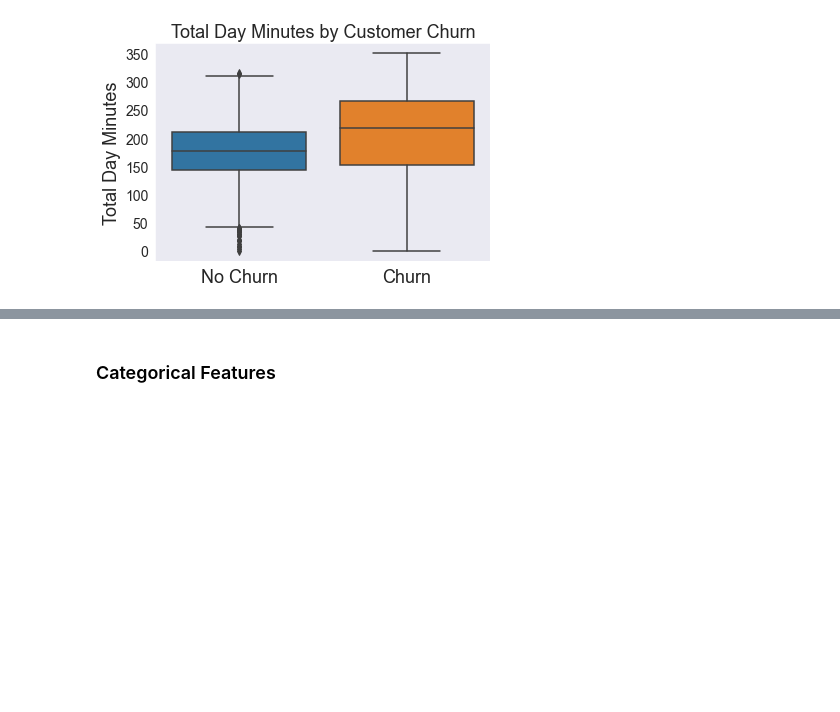
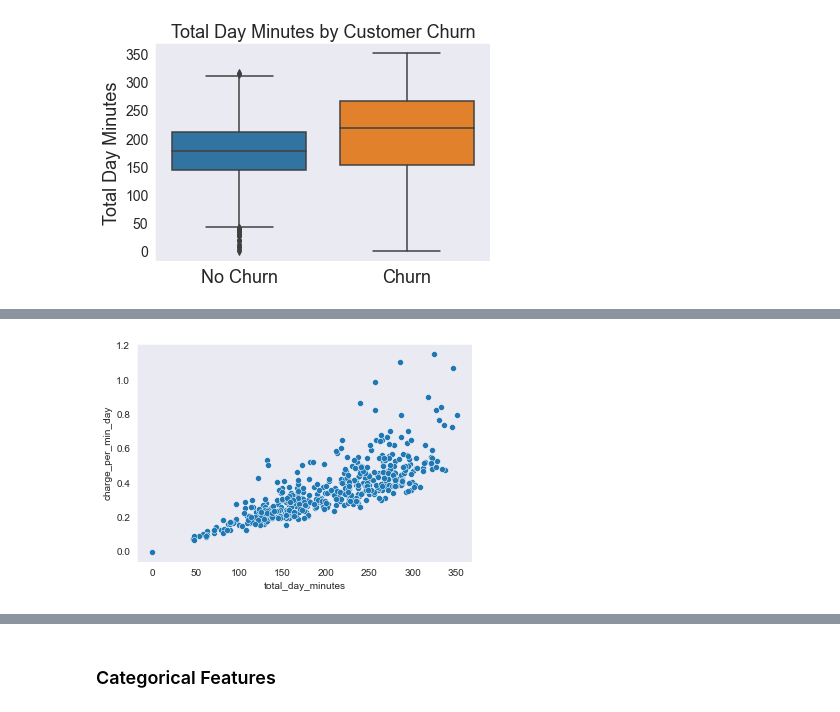
Before and after one commit to arthursjkim/SyriaTel_Customer_Churn, a Jupyter notebook: syriatel_customer_churn_data_cleaning.ipynb, the cells around one changed output, grey strips where cells are left out. Cells and saved outputs as stored; diff of their text form; code cells hidden in the pictures; blank space fills up the shorter version.

```diff
--- a/syriatel_customer_churn_data_cleaning.ipynb
+++ b/syriatel_customer_churn_data_cleaning.ipynb
@@ -367,0 +390,8 @@ ax.set_title("Total Day Minutes by Customer Churn", fontsize=18);
+# %%
+new_df = df[df['churn'] == 1]
+new_df = new_df[['churn', 'total_day_minutes', 'charge_per_min_day']]
+#plot histogram of all features and target in dataset
+sns.set_style('dark')
+sns.scatterplot(x=new_df['total_day_minutes'], y=new_df['charge_per_min_day']);
+# %% [output]
+[figure, added]
```
Also changed, not shown: parts of 5 cells of this notebook.
